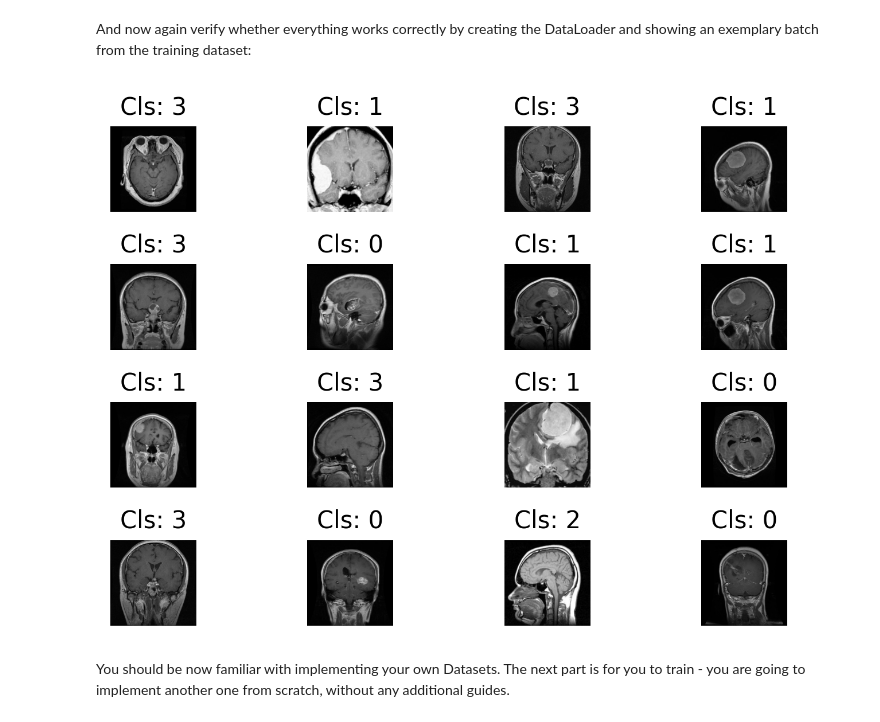
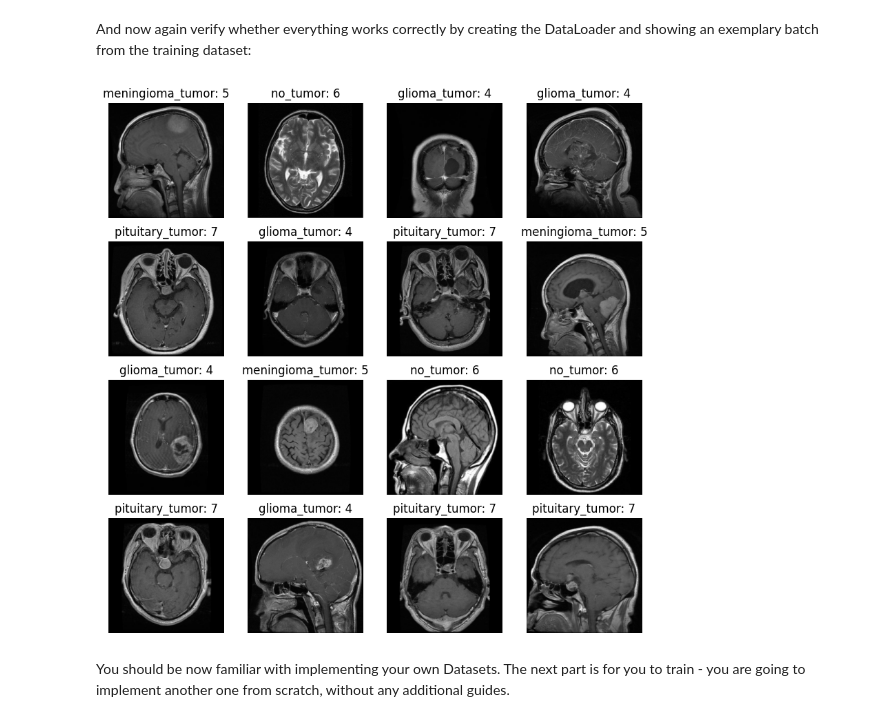
Before and after one commit to ASingh-AGH/AI_Collab, a Jupyter notebook: DLMIA Lab3.ipynb, the cells around one changed output. Cells and saved outputs as stored; diff of their text form; code cells hidden in the pictures.

```diff
--- a/DLMIA Lab3.ipynb
+++ b/DLMIA Lab3.ipynb
@@ -60,6 +79,6 @@ batch_size = 16 # The number of cases to be loaded at once
 shuffle = False # Whether to load the dataset in random order
 num_workers = 2 # The number of CPU cores used by the DataLoader
 
-mnist_dataloader = None #TODO - create the dataloader object
+mnist_dataloader = tc.utils.data.DataLoader(mnist_dataset, batch_size=batch_size, shuffle=shuffle, num_workers=num_workers) #TODO - create the dataloader object
 # %% [markdown]
 Now, let's iterate through the dataloader and visualize the first batch.
@@ -235,16 +310,53 @@ class BrainDataset(tc.utils.data.Dataset):
+# %%
+class BrainDataset(tc.utils.data.Dataset):
+    def __init__(self, dataset_path, csv_path, transforms=None, z_norm=False):
+        self.dataset_path = dataset_path
+        self.csv_path = csv_path
+        self.dataset_path = dataset_path
+        self.dataframe = pd.read_csv(csv_path) # TODO - read the previously created csv
+
+    def __len__(self):
+        return self.dataframe.shape[0]
+
+    def __getitem__(self, idx):
+
+        current_class = self.dataframe.iloc[idx, 3]
+        data_path = os.path.join(self.dataset_path, current_class)
+        current_image = tv.io.read_image(os.path.join(data_path, self.dataframe.iloc[idx, 1]))
+        current_label = f"{current_class}: {self.dataframe.iloc[idx, 2]}"
+        current_image = current_image.type(tc.float32)
+
+        def resize(current_image): #resample resolution
+          return tv.transforms.Resize((224, 224))(current_image)
+
+        def gray(current_image): #grayscale
+          return tv.transforms.Grayscale()(current_image)
+
+        current_image = resize(current_image)
+        current_image = gray(current_image)
+        normalize = lambda image: (image - tc.min(image)) / (tc.max(image) - tc.min(image))
+        current_image = normalize(current_image)
+        current_image = current_image.unsqueeze(0)
+
+        return current_image, current_label
 # %% [markdown]
 And now again verify whether everything works correctly by creating the DataLoader and showing an exemplary batch from the training dataset:
 # %%
-batch_size = 16
 shuffle = True
 training_dataset = BrainDataset(os.path.join(dataset_path, "Training"), training_csv_path)
 training_dataloader = tc.utils.data.DataLoader(training_dataset, batch_size=batch_size, shuffle=shuffle)
+figure = plt.figure(figsize=(10, 10))
 
 for images, classes in training_dataloader:
-    # TODO - perform the same visualization as before but this time using the new version of the dataset
+    for i in range(16):
+        figure.add_subplot(4, 4, i+1)
+        plt.imshow(images[i][0].squeeze(), cmap="gray")
+        plt.title(classes[i])
+        plt.axis("off")
     break
+plt.show()
 # %% [output]
-[figure, old version]
+[figure, new version]
 # %% [markdown]
 You should be now familiar with implementing your own Datasets. The next part is for you to train - you are going to implement another one from scratch, without any additional guides.
 # %% [markdown]
```
Also changed, not shown: parts of 18 cells of this notebook.
